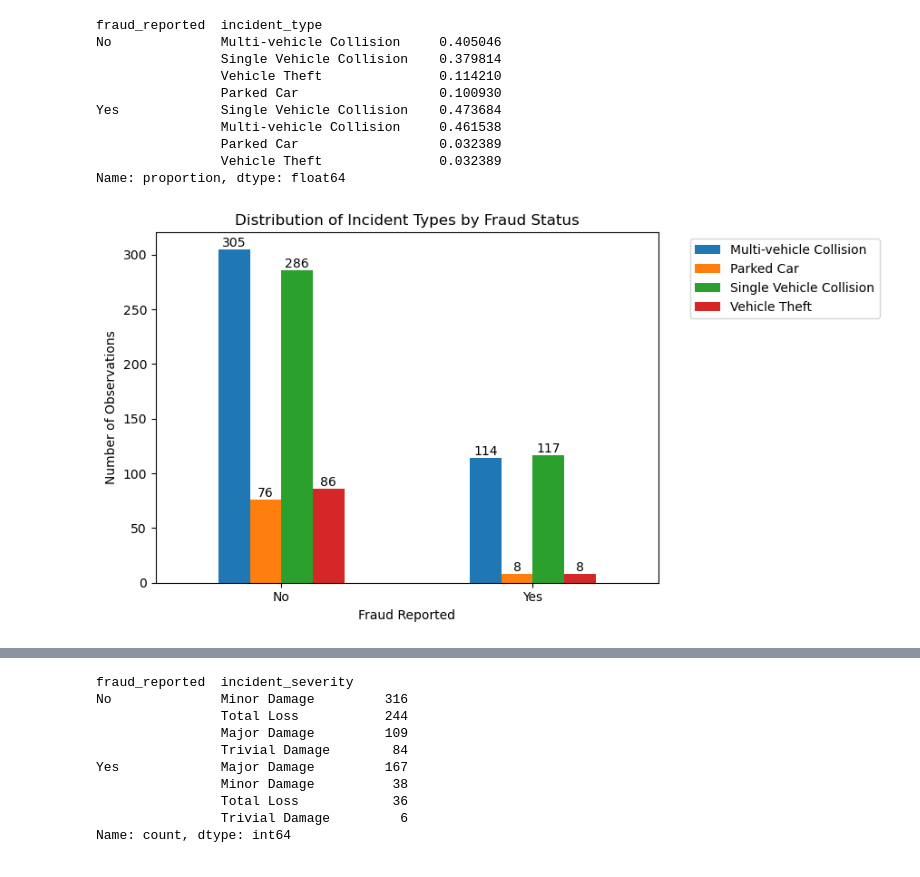
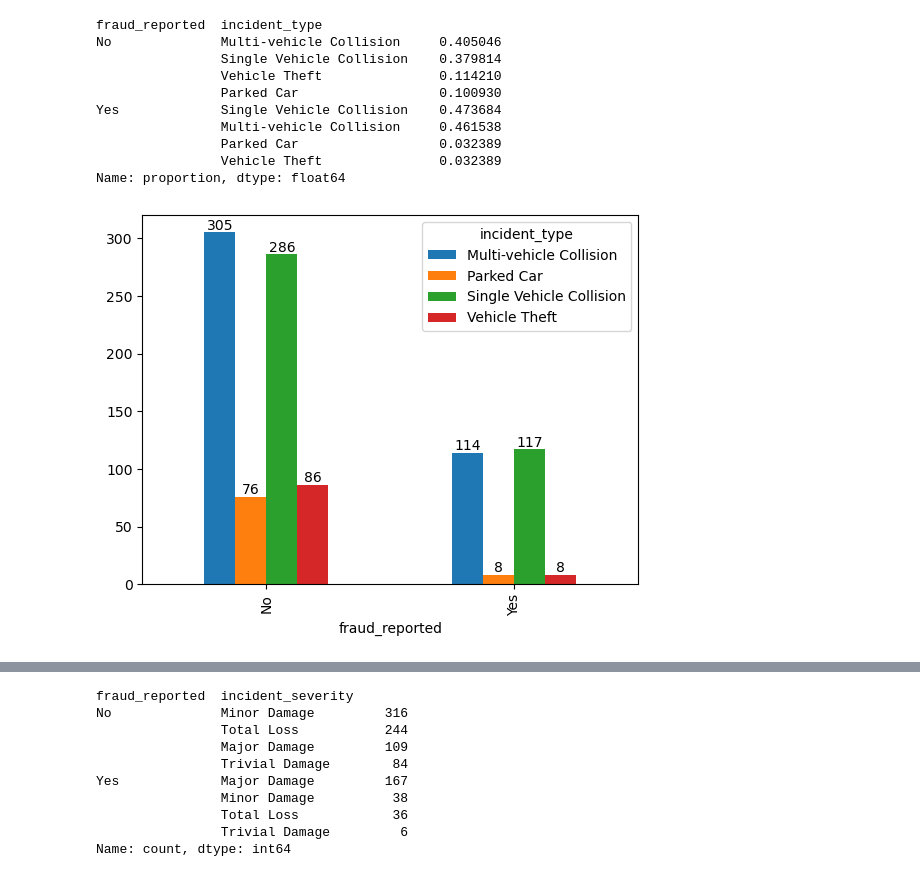
Before and after one commit to oaj1/Insurance_Claims, a Jupyter notebook: Insurance_Claims_IncidentCharacteristicsEDA.ipynb, the cells around one changed output, grey strips where cells are left out. Saved outputs shown, nothing was run; the diff lists cells and outputs as text; code cells hidden in the pictures.

```diff
--- a/Insurance_Claims_IncidentCharacteristicsEDA.ipynb
+++ b/Insurance_Claims_IncidentCharacteristicsEDA.ipynb
@@ -34,23 +34,12 @@ Yes             Single Vehicle Collision    0.473684
                 Parked Car                  0.032389
                 Vehicle Theft               0.032389
 Name: proportion, dtype: float64
-# %%
-# Visualize incident type distribution by fraud status
-ax = df.groupby('fraud_reported')['incident_type'].value_counts().unstack().plot(kind='bar', stacked=False)
-
-# Add number of observations on top of each bar
-for p in ax.patches:
-    if p.get_height() > 0:
-        ax.annotate(f'{p.get_height():.0f}', (p.get_x() + p.get_width()/2, p.get_height()), ha='center', va='bottom')
-
-plt.xlabel('Fraud Reported')
-plt.ylabel('Number of Observations')
-
-plt.title('Distribution of Incident Types by Fraud Status')
-plt.xticks(rotation=0)
-plt.tight_layout()
-plt.legend(bbox_to_anchor=(1.05, 1), loc='upper left')
-plt.show()
-# %% [output]
-[figure, removed]
+# %%
+ax = df.groupby('fraud_reported')['incident_type'].value_counts().unstack().plot(kind='bar', stacked=False)
+
+
+for container in ax.containers:
+    ax.bar_label(container)
+# %% [output]
+[figure, added]
 # %% [markdown]
```
Also changed, not shown: parts of 10 cells of this notebook, 2 other files.
